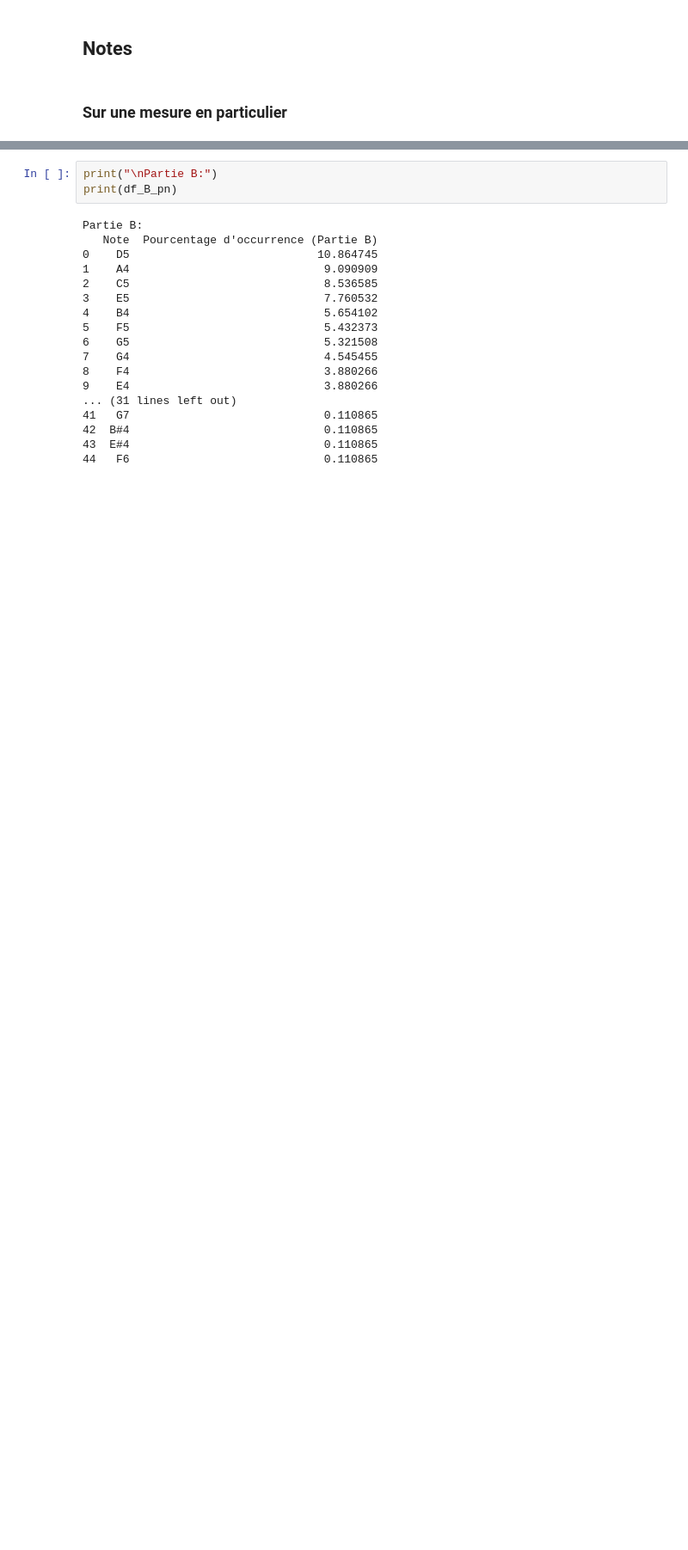
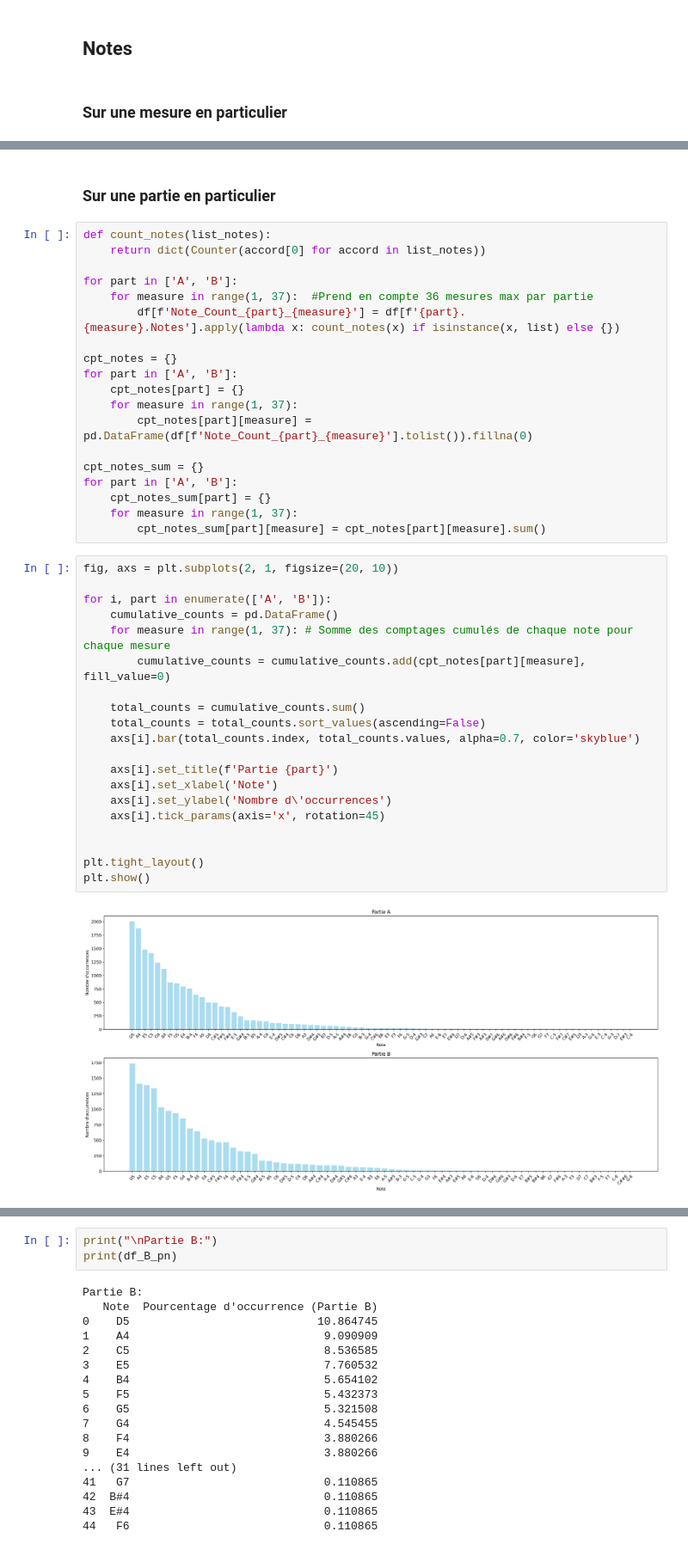
Before and after one commit to Gowthraven/Projet_M2, a Jupyter notebook: Dataset_Stats.ipynb, the cells around one changed output, grey strips where cells are left out. Shown at 86% size. Cells and saved outputs as stored; diff of their text form; blank space fills up the shorter version.

```diff
--- a/Dataset_Stats.ipynb
+++ b/Dataset_Stats.ipynb
@@ -297,0 +320,43 @@ Partie A:
+# %% [markdown]
+### Sur une partie en particulier
+# %%
+def count_notes(list_notes):
+    return dict(Counter(accord[0] for accord in list_notes))
+
+for part in ['A', 'B']:
+    for measure in range(1, 37):  #Prend en compte 36 mesures max par partie
+        df[f'Note_Count_{part}_{measure}'] = df[f'{part}.{measure}.Notes'].apply(lambda x: count_notes(x) if isinstance(x, list) else {})
+
+cpt_notes = {}
+for part in ['A', 'B']:
+    cpt_notes[part] = {}
+    for measure in range(1, 37):
+        cpt_notes[part][measure] = pd.DataFrame(df[f'Note_Count_{part}_{measure}'].tolist()).fillna(0)
+
+cpt_notes_sum = {}
+for part in ['A', 'B']:
+    cpt_notes_sum[part] = {}
+    for measure in range(1, 37):
+        cpt_notes_sum[part][measure] = cpt_notes[part][measure].sum()
+# %%
+fig, axs = plt.subplots(2, 1, figsize=(20, 10))
+
+for i, part in enumerate(['A', 'B']):
+    cumulative_counts = pd.DataFrame()
+    for measure in range(1, 37): # Somme des comptages cumulés de chaque note pour chaque mesure
+        cumulative_counts = cumulative_counts.add(cpt_notes[part][measure], fill_value=0)
+
+    total_counts = cumulative_counts.sum()
+    total_counts = total_counts.sort_values(ascending=False)
+    axs[i].bar(total_counts.index, total_counts.values, alpha=0.7, color='skyblue')
+
+    axs[i].set_title(f'Partie {part}')
+    axs[i].set_xlabel('Note')
+    axs[i].set_ylabel('Nombre d\'occurrences')
+    axs[i].tick_params(axis='x', rotation=45)
+
+
+plt.tight_layout()
+plt.show()
+# %% [output]
+[figure, added]
```
Also changed, not shown: parts of 24 cells of this notebook.
